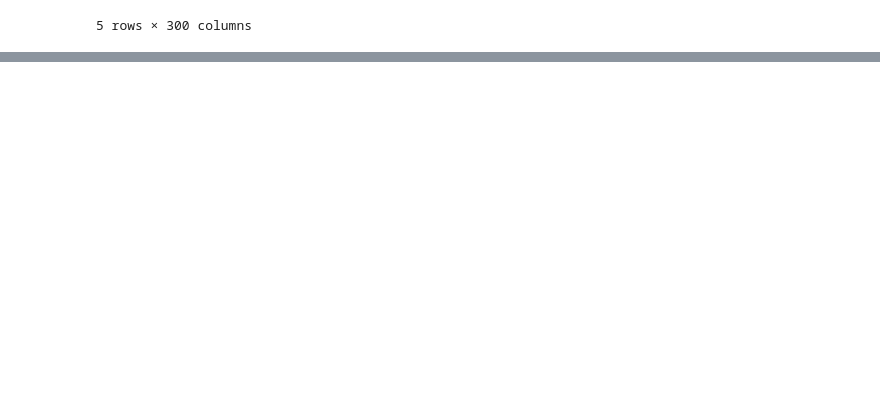
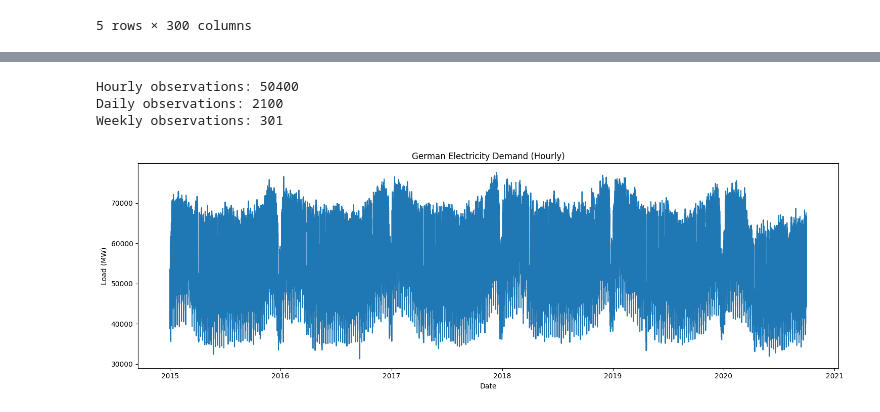
Before and after one commit to dekshinaudayan/german-electricity-demand-forecasting, a Jupyter notebook: notebooks/01_EDA.ipynb, the cells around one changed output, grey strips where cells are left out. Drawn from its saved outputs; the diff is of its cells as text; code cells hidden in the pictures; blank space fills up the shorter version.

Commit message:
Complete EDA notebook with aggregation and visualisation

```diff
--- a/notebooks/01_EDA.ipynb
+++ b/notebooks/01_EDA.ipynb
@@ -30,0 +63,12 @@ df.head()
+# %%
+# Filter data from 2015 onwards
+
+electricity["timestamp"] = pd.to_datetime(
+    electricity["timestamp"]
+)
+
+electricity = electricity[
+    electricity["timestamp"] >= "2015-01-01"
+]
+
+electricity.head()
@@ -30,0 +82,9 @@ df.head()
+# %%
+# Set timestamp as index
+
+electricity.set_index(
+    "timestamp",
+    inplace=True
+)
+
+electricity.head()
@@ -30,0 +157,35 @@ df.head()
+# %%
+# Check series dimensions
+
+print("Hourly observations:", len(electricity))
+print("Daily observations:", len(daily_load))
+print("Weekly observations:", len(weekly_load))
+# %% [output]
+Hourly observations: 50400
+Daily observations: 2100
+Weekly observations: 301
+# %%
+# Plot hourly electricity demand
+
+plt.figure(figsize=(15,5))
+
+plt.plot(
+    electricity.index,
+    electricity["load"]
+)
+
+plt.title("German Electricity Demand (Hourly)")
+plt.xlabel("Date")
+plt.ylabel("Load (MW)")
+
+plt.tight_layout()
+
+plt.savefig(
+    "hourly_load.png",
+    dpi=300,
+    bbox_inches="tight"
+)
+
+plt.show()
+# %% [output]
+[figure, added]
```
Also changed, not shown: parts of 12 cells of this notebook.
